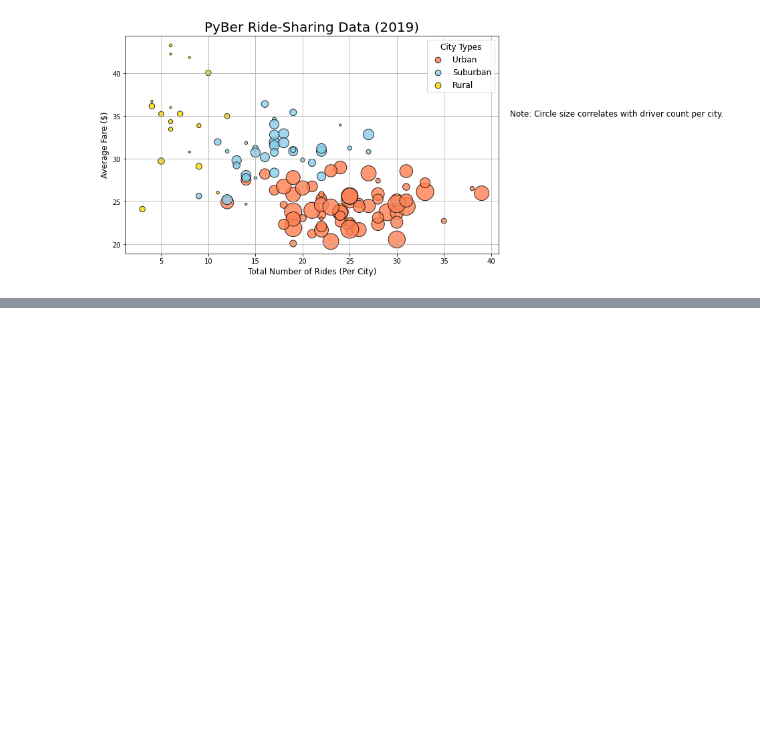
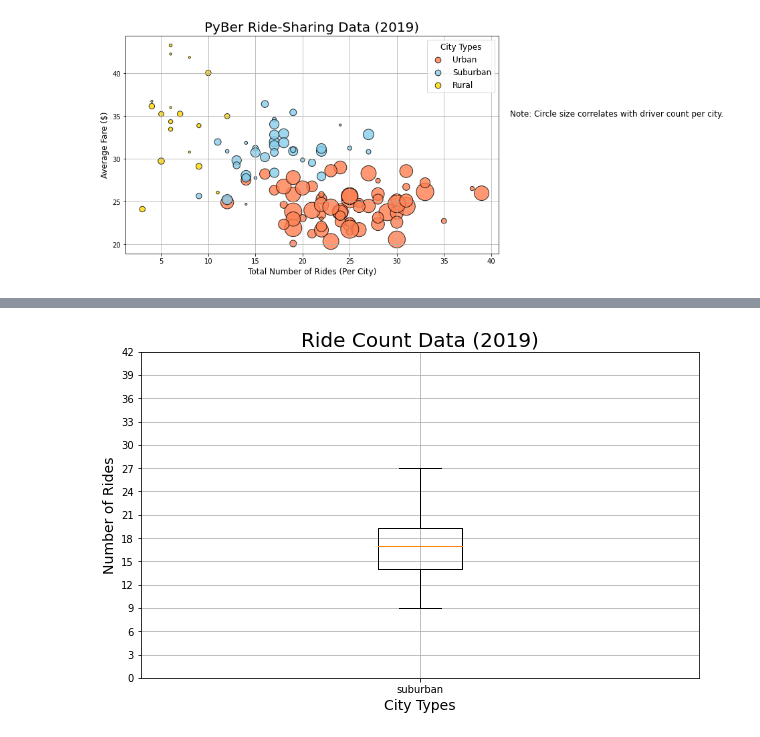
Before and after one commit to Moya112/PyBer_Analysis, a Jupyter notebook: PyBer.ipynb, the cells around one changed output, grey strips where cells are left out. Saved outputs shown, nothing was run; the diff lists cells and outputs as text; code cells hidden in the pictures; blank space fills up the shorter version.

```diff
--- a/PyBer.ipynb
+++ b/PyBer.ipynb
@@ -401,0 +761,16 @@ plt.show()
+# %%
+# Add suburban ride count box-and-whisker plots to the same graph.
+x_labels = ["suburban"]
+ride_count_data = [suburban_ride_count]
+fig, ax = plt.subplots(figsize=(10, 6))
+ax.set_title('Ride Count Data (2019)',fontsize=20)
+ax.set_ylabel('Number of Rides',fontsize=14)
+ax.set_xlabel("City Types",fontsize=14)
+ax.boxplot(ride_count_data, labels=x_labels)
+ax.set_yticks(np.arange(0, 45, step=3.0))
+ax.grid()
+# Save the figure.
+plt.savefig("analysis/Fig2.png")
+plt.show()
+# %% [output]
+[figure, added]
```
Also changed, not shown: parts of 45 cells of this notebook, 4 other files.
